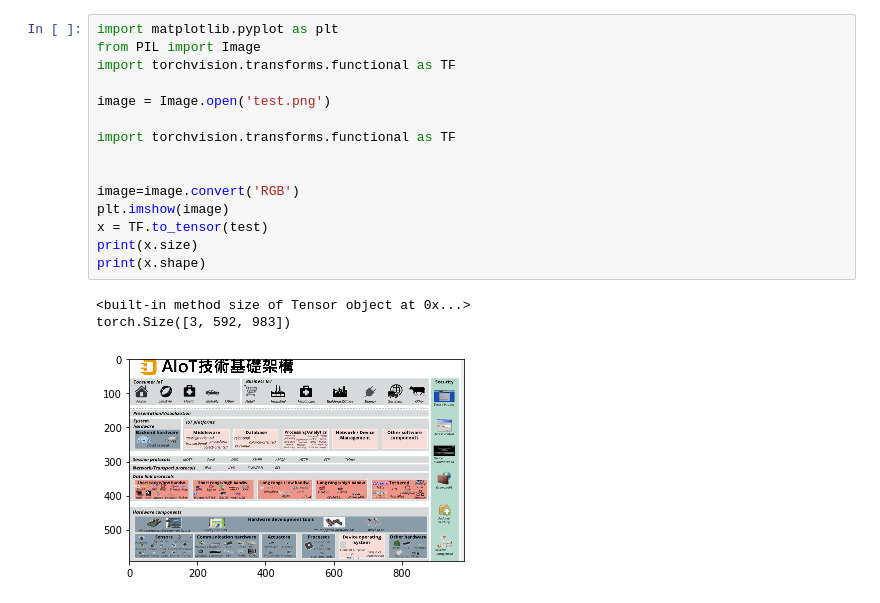
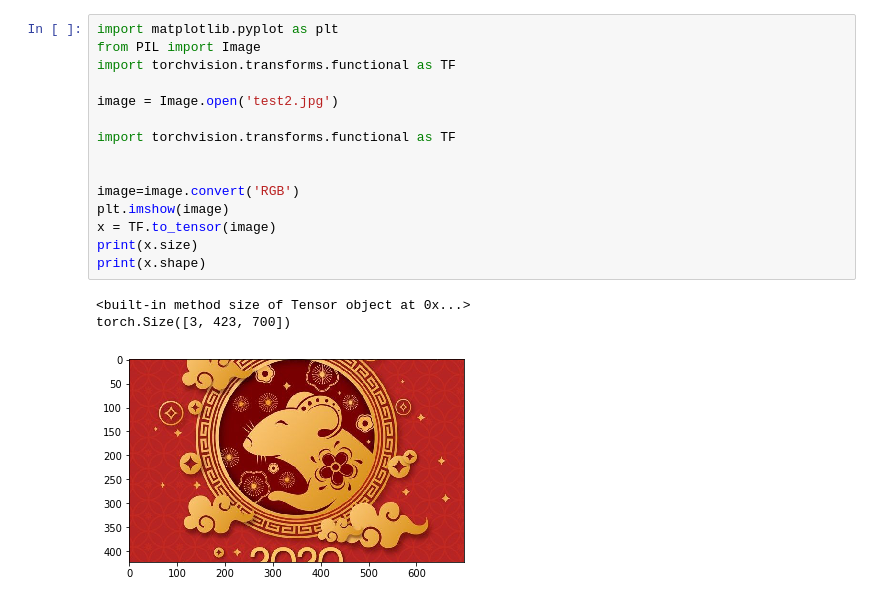
Before and after one commit to tcglarry/something_new, a Jupyter notebook: cutout.ipynb, the cells around one changed output. Saved outputs shown, nothing was run; the diff lists cells and outputs as text.

```diff
--- a/cutout.ipynb
+++ b/cutout.ipynb
@@ -48,22 +48,22 @@ class Cutout(object):
 # %%
 import matplotlib.pyplot as plt
 from PIL import Image
 import torchvision.transforms.functional as TF
 
-image = Image.open('test.png')
+image = Image.open('test2.jpg')
 
 import torchvision.transforms.functional as TF
 
 
 image=image.convert('RGB')
 plt.imshow(image)
-x = TF.to_tensor(test)
+x = TF.to_tensor(image)
 print(x.size)
 print(x.shape)
 # %% [output]
 <built-in method size of Tensor object at 0x...>
-torch.Size([3, 592, 983])
+torch.Size([3, 423, 700])
-[figure, old version]
+[figure, new version]
 # %%
 cutout_img = Cutout(1,128)
 aft_img = cutout_img(x)
```
Also changed, not shown: parts of 4 cells of this notebook.
